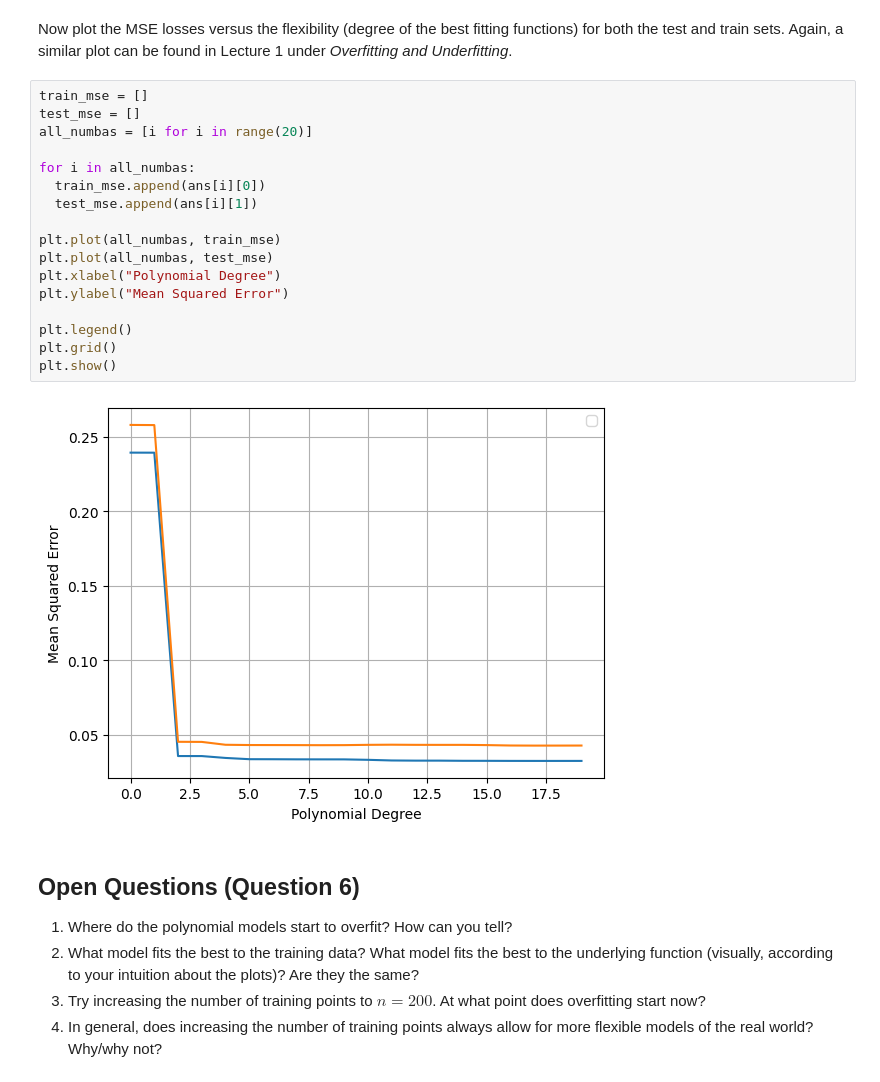
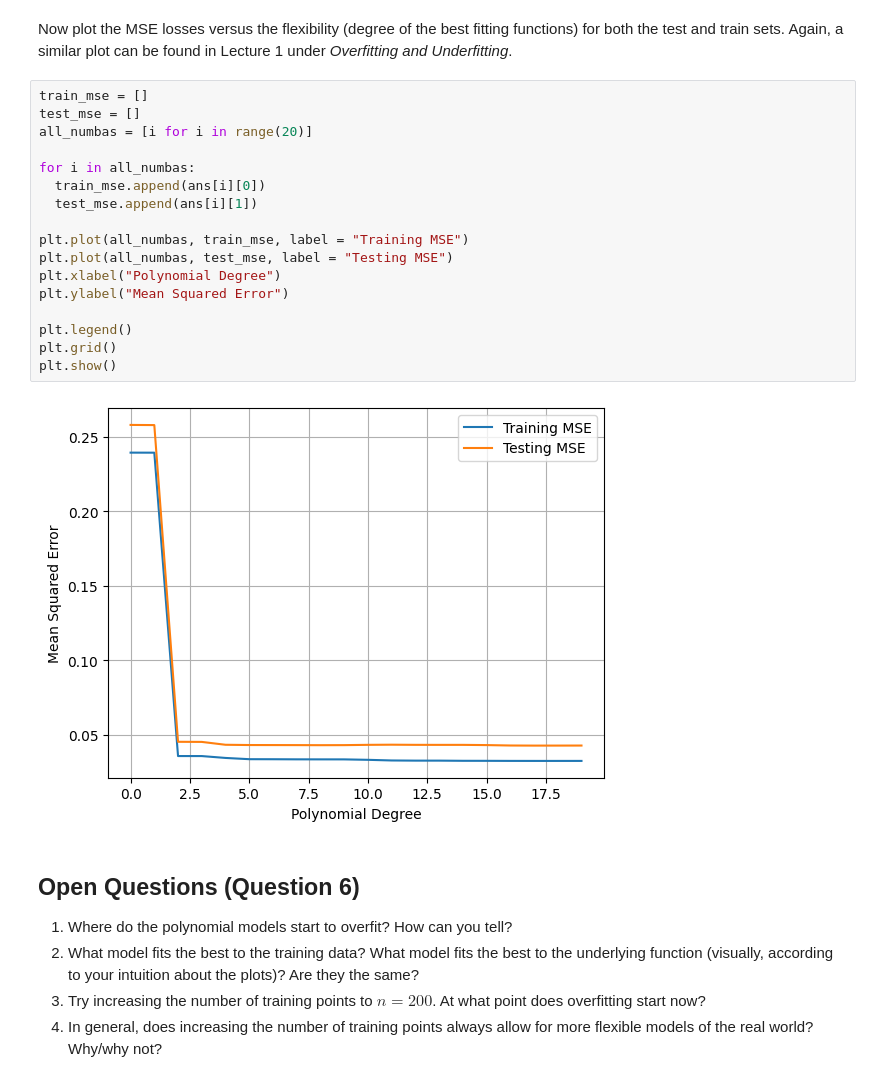
Before and after one commit to NikodemoNoProblemo/N_TMDL_Homework, a Jupyter notebook: TMDL_2024_25_Assignment_1,_Qs_only.ipynb, the cells around one changed output. Cells and saved outputs as stored; diff of their text form.

```diff
--- a/TMDL_2024_25_Assignment_1,_Qs_only.ipynb
+++ b/TMDL_2024_25_Assignment_1,_Qs_only.ipynb
@@ -326,22 +326,22 @@ Now plot the MSE losses versus the flexibility (degree of the best fitting funct
 # %%
 train_mse = []
 test_mse = []
 all_numbas = [i for i in range(20)]
 
 for i in all_numbas:
   train_mse.append(ans[i][0])
   test_mse.append(ans[i][1])
 
-plt.plot(all_numbas, train_mse)
-plt.plot(all_numbas, test_mse)
+plt.plot(all_numbas, train_mse, label = "Training MSE")
+plt.plot(all_numbas, test_mse, label = "Testing MSE")
 plt.xlabel("Polynomial Degree")
 plt.ylabel("Mean Squared Error")
 
 plt.legend()
 plt.grid()
 plt.show()
 # %% [output]
-[figure, old version]
+[figure, new version]
 # %% [markdown]
 ## Open Questions (Question 6)
 1. Where do the polynomial models start to overfit? How can you tell?
```
